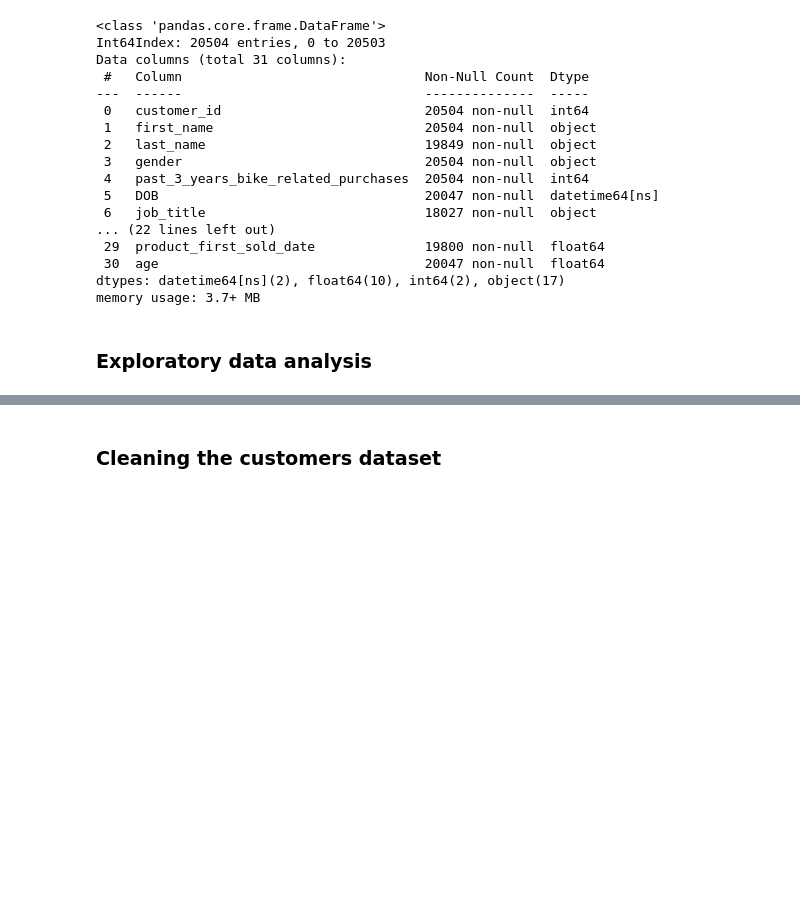
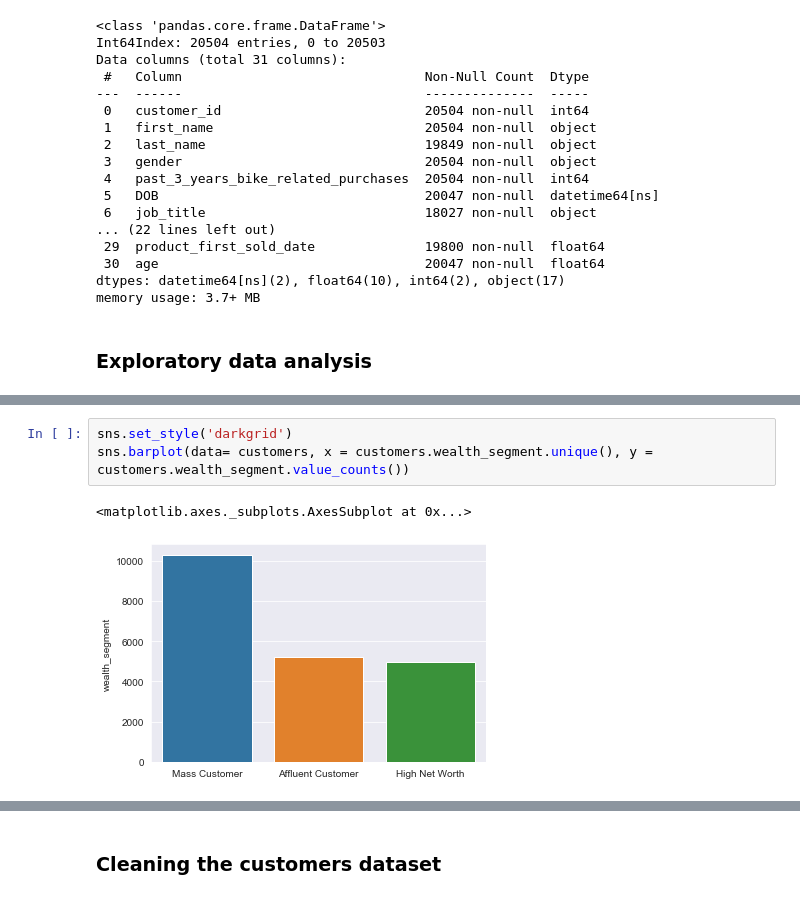
Before and after one commit to victordanok/KPMG-Forage-Internship, a Jupyter notebook: KPMG Module 1.ipynb, the cells around one changed output, grey strips where cells are left out. Saved outputs shown, nothing was run; the diff lists cells and outputs as text; blank space fills up the shorter version.

```diff
--- a/KPMG Module 1.ipynb
+++ b/KPMG Module 1.ipynb
@@ -148,0 +160,6 @@ memory usage: 3.7+ MB
+# %%
+sns.set_style('darkgrid')
+sns.barplot(data= customers, x = customers.wealth_segment.unique(), y = customers.wealth_segment.value_counts())
+# %% [output]
+<matplotlib.axes._subplots.AxesSubplot at 0x...>
+[figure, added]
```
Also changed, not shown: parts of 33 cells of this notebook.
